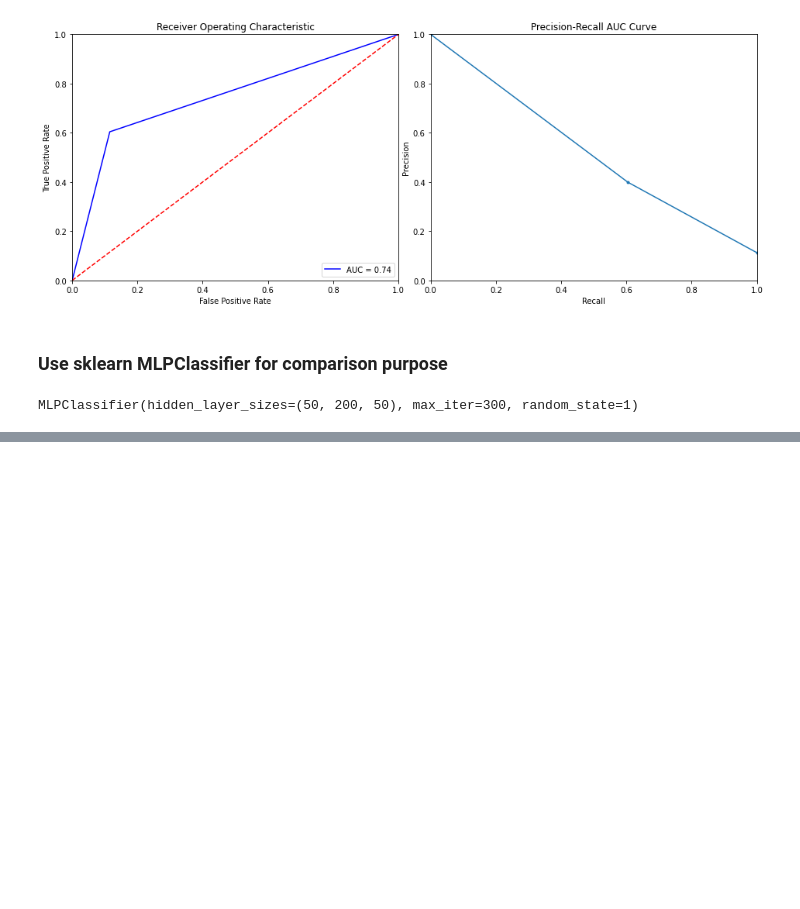
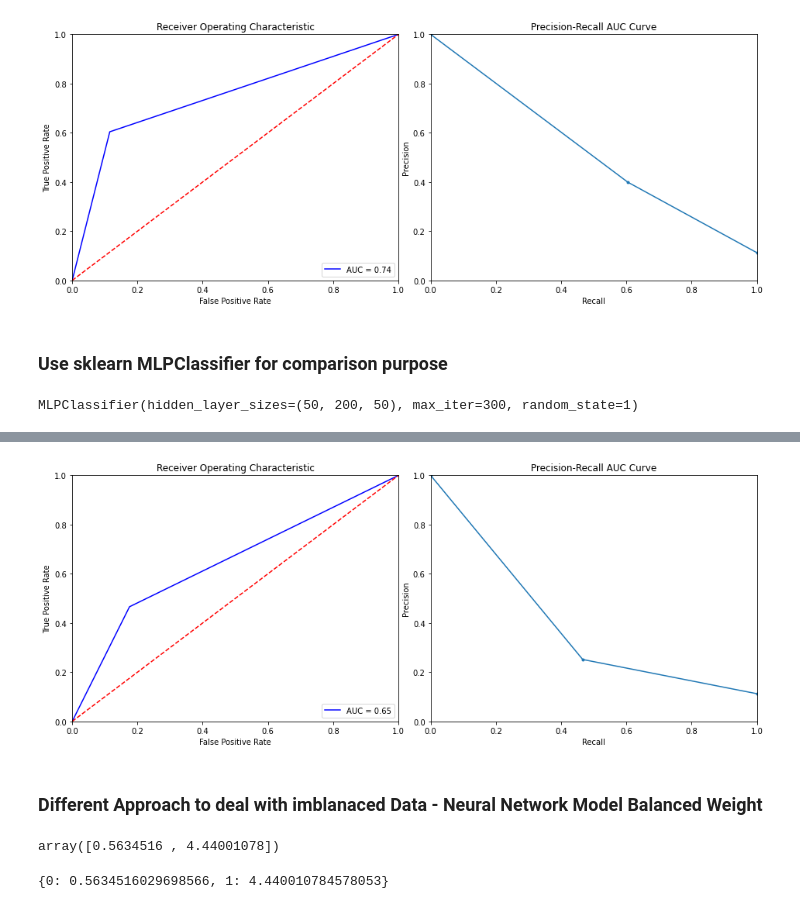
Before and after one commit to ShawnLiu119/Bank-Marketing_Clas-Clus-AppDev, a Jupyter notebook: BankMkting_NN_OrdinalEncoding_0802.ipynb, the cells around one changed output, grey strips where cells are left out. Drawn from its saved outputs; the diff is of its cells as text; code cells hidden in the pictures; blank space fills up the shorter version.

```diff
--- a/BankMkting_NN_OrdinalEncoding_0802.ipynb
+++ b/BankMkting_NN_OrdinalEncoding_0802.ipynb
@@ -459,0 +469,24 @@ plt.show()
+# %%
+plot_curve(y_test, preds_mlp_50)
+# %% [output]
+[figure, added]
+# %% [markdown]
+### Different Approach to deal with imblanaced Data - Neural Network Model Balanced Weight
+# %%
+#calculate weights using sklearn
+#sklearn has a built-in utility function compute_class_weight to calculate the class weights. The weights are calculated using the inverse proportion of class frequencies.
+
+from sklearn.utils import class_weight
+
+sklearn_weights = class_weight.compute_class_weight(class_weight ='balanced',
+                                                    classes = np.unique(y_train),
+                                                    y = y_train)
+sklearn_weights
+# %% [output]
+array([0.5634516 , 4.44001078])
+# %%
+#The computed weights from sklearn are in array format. We need to transform it into a dictionary because Keras takes a dictionary as inputs.
+sklearn_weights = dict(enumerate(sklearn_weights))
+sklearn_weights
+# %% [output]
+{0: 0.5634516029698566, 1: 4.440010784578053}
```
Also changed, not shown: parts of 21 cells of this notebook.
